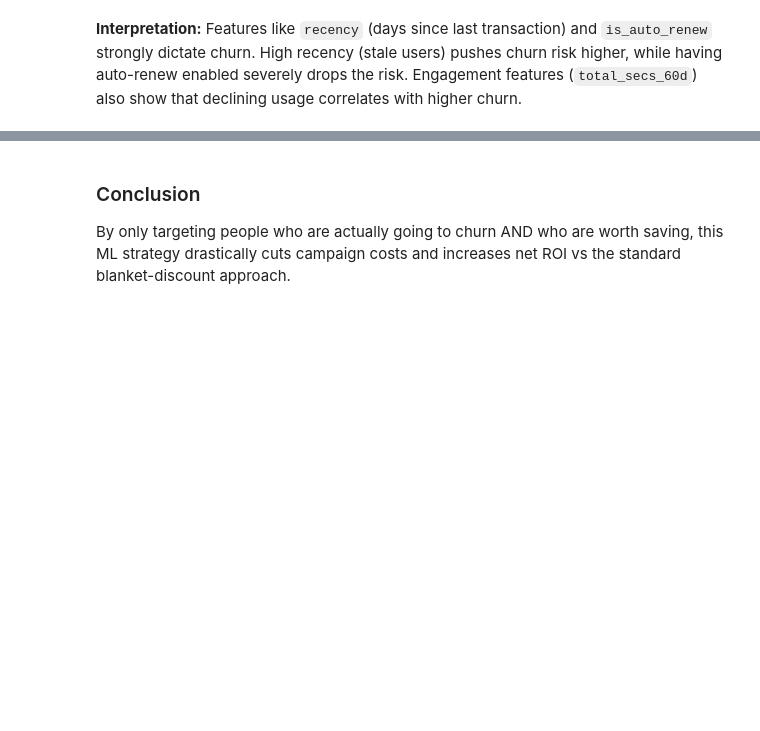
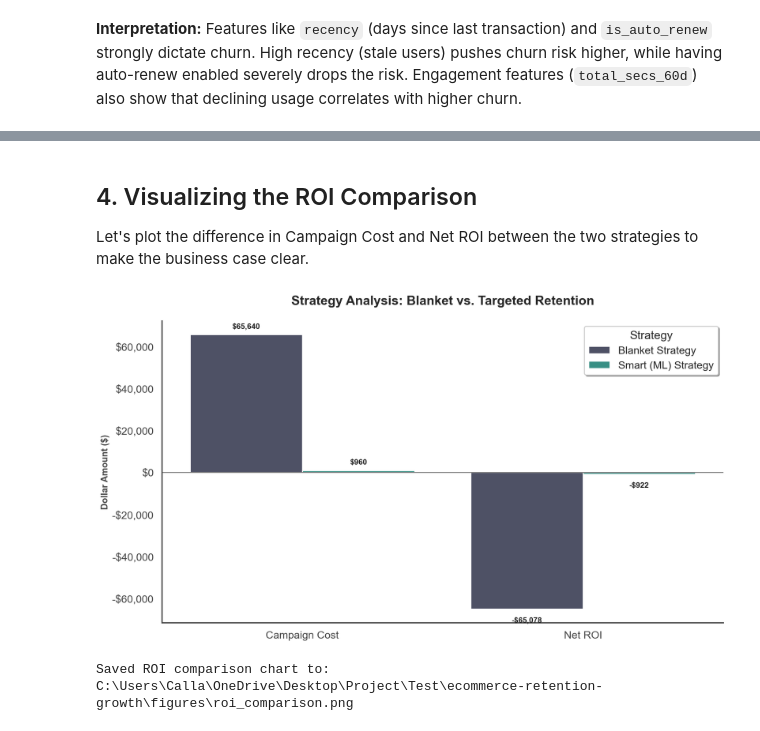
Before and after one commit to CCallahan308/ecommerce-retention-growth, a Jupyter notebook: notebooks/02_business_impact_scenarios.ipynb, the cells around one changed output, grey strips where cells are left out. Saved outputs shown, nothing was run; the diff lists cells and outputs as text; code cells hidden in the pictures; blank space fills up the shorter version.

```diff
--- a/notebooks/02_business_impact_scenarios.ipynb
+++ b/notebooks/02_business_impact_scenarios.ipynb
@@ -143,4 +243,66 @@ roi_comparison
 # %% [markdown]
-### Conclusion
+## 4. Visualizing the ROI Comparison
 
-By only targeting people who are actually going to churn AND who are worth saving, this ML strategy drastically cuts campaign costs and increases net ROI vs the standard blanket-discount approach.
+Let's plot the difference in Campaign Cost and Net ROI between the two strategies to make the business case clear.
+# %%
+from matplotlib.ticker import FuncFormatter
+
+# --- Visual Polish for ROI Comparison ---
+plot_data = pd.DataFrame(
+    {
+        "Strategy": [
+            "Blanket Strategy",
+            "Smart (ML) Strategy",
+            "Blanket Strategy",
+            "Smart (ML) Strategy",
+        ],
+        "Metric": ["Campaign Cost", "Campaign Cost", "Net ROI", "Net ROI"],
+        "Value": [blanket_cost, smart_cost, blanket_roi, smart_roi],
+    }
+)
+
+plt.figure(figsize=(14, 8))
+ax = sns.barplot(data=plot_data, x="Metric", y="Value", hue="Strategy", palette=PALETTE)
+
+def dollars_fmt(x: float, _pos: int) -> str:
+    sign = "-" if x < 0 else ""
+    return f"{sign}${abs(x):,.0f}"
+
+# Clean axis formatting
+ax.yaxis.set_major_formatter(FuncFormatter(dollars_fmt))
+ax.set_title("Strategy Analysis: Blanket vs. Targeted Retention", fontsize=20, weight="bold", pad=25)
+ax.set_ylabel("Dollar Amount ($)", weight="bold")
+ax.set_xlabel("")
+plt.axhline(0, color="#444444", linewidth=1.2, alpha=0.8)
+ax.legend(title="Strategy", loc="best", frameon=True, shadow=True)
+SNS_SPINES = ["top", "right"]
+for spine in SNS_SPINES:
+    ax.spines[spine].set_visible(False)
+
+# Add value labels for better readability on each bar
+for patch in ax.patches:
+    height = float(patch.get_height())
+    if not np.isfinite(height) or abs(height) < 1e-9:
+        continue
+    label = dollars_fmt(height, 0)
+    ax.annotate(
+        label,
+        xy=(patch.get_x() + patch.get_width() / 2.0, height),
+        ha="center",
+        va="bottom" if height > 0 else "top",
+        fontsize=12,
+        xytext=(0, 7 if height > 0 else -12),
+        textcoords="offset points",
+        weight="bold",
+        color="#222"
+    )
+plt.tight_layout()
+
+# Save as shareable PNG artifact
+out_path = FIG_DIR / "roi_comparison.png"
+plt.savefig(out_path, dpi=200, bbox_inches="tight")
+plt.show()
+print(f"Saved ROI comparison chart to: {out_path}")
+# %% [output]
+[figure, added]
+Saved ROI comparison chart to: C:\Users\Calla\OneDrive\Desktop\Project\Test\ecommerce-retention-growth\figures\roi_comparison.png
```
Also changed, not shown: parts of 11 cells of this notebook, 30 other files.
